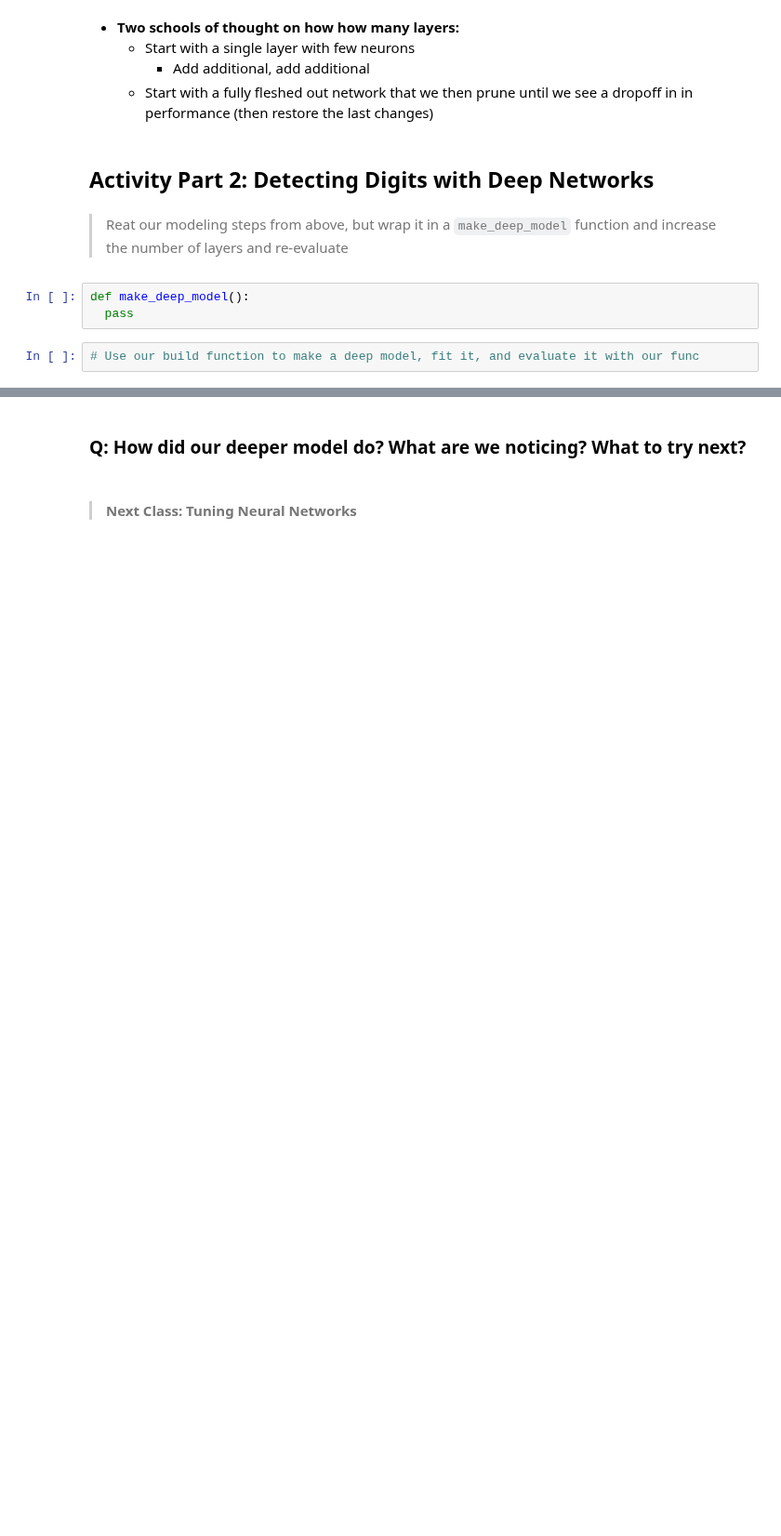
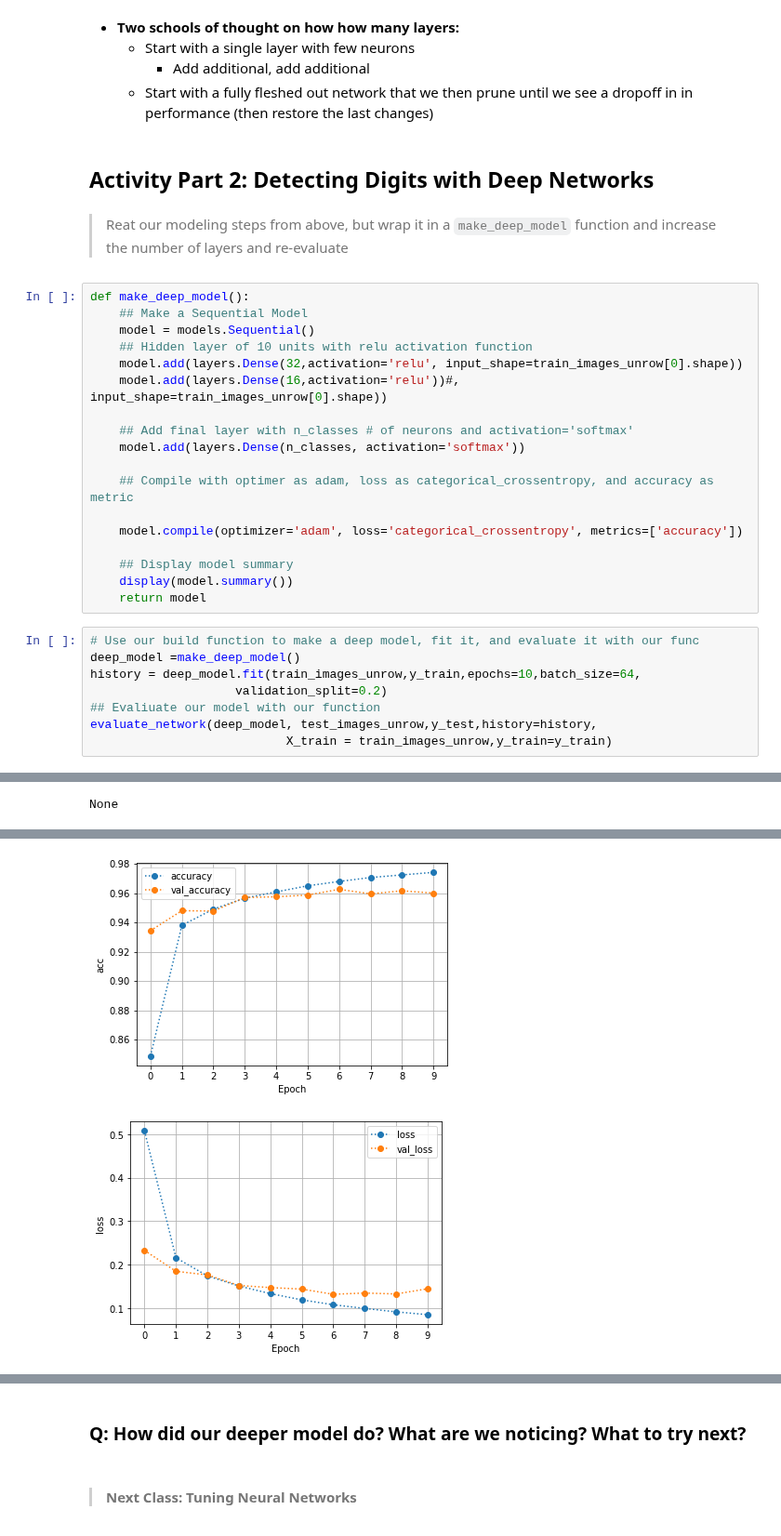
Before and after one commit to flatiron-school/Online-DS-FT-022221-Cohort-Notes, a Jupyter notebook: Phase_4/topic_40-41_neural_networks/topic_40-41_Artificial_Neural_Networks_v1_SG.ipynb, the cells around one changed output, grey strips where cells are left out. Shown at 93% size. Drawn from its saved outputs; the diff is of its cells as text; blank space fills up the shorter version.

```diff
--- a/Phase_4/topic_40-41_neural_networks/topic_40-41_Artificial_Neural_Networks_v1_SG.ipynb
+++ b/Phase_4/topic_40-41_neural_networks/topic_40-41_Artificial_Neural_Networks_v1_SG.ipynb
@@ -536,8 +826,30 @@ def evaluate_network(model, X_test,y_test,history=None,
 ## **Activity Part 2: Detecting Digits with Deep Networks**
 # %% [markdown]
 > Reat our modeling steps from above, but wrap it in a `make_deep_model` function and increase the number of layers and re-evaluate
-# %%
-def make_deep_model():
-  pass
+# %%
+def make_deep_model():
+    ## Make a Sequential Model
+    model = models.Sequential()
+    ## Hidden layer of 10 units with relu activation function
+    model.add(layers.Dense(32,activation='relu', input_shape=train_images_unrow[0].shape))
+    model.add(layers.Dense(16,activation='relu'))#, input_shape=train_images_unrow[0].shape))
+
+    ## Add final layer with n_classes # of neurons and activation='softmax'
+    model.add(layers.Dense(n_classes, activation='softmax'))
+
+    ## Compile with optimer as adam, loss as categorical_crossentropy, and accuracy as metric
+
+    model.compile(optimizer='adam', loss='categorical_crossentropy', metrics=['accuracy'])
+
+    ## Display model summary
+    display(model.summary())
+    return model
 # %%
 # Use our build function to make a deep model, fit it, and evaluate it with our func
+deep_model =make_deep_model()
+history = deep_model.fit(train_images_unrow,y_train,epochs=10,batch_size=64,
+                    validation_split=0.2)
+## Evaliuate our model with our function
+evaluate_network(deep_model, test_images_unrow,y_test,history=history,
+                           X_train = train_images_unrow,y_train=y_train)
+# %% [output]
@@ -543,0 +870 @@ def make_deep_model():
+None
@@ -543,0 +888,2 @@ def make_deep_model():
+[figure, added]
+[figure, added]
```
Also changed, not shown: parts of 43 cells of this notebook, 2 other files.
